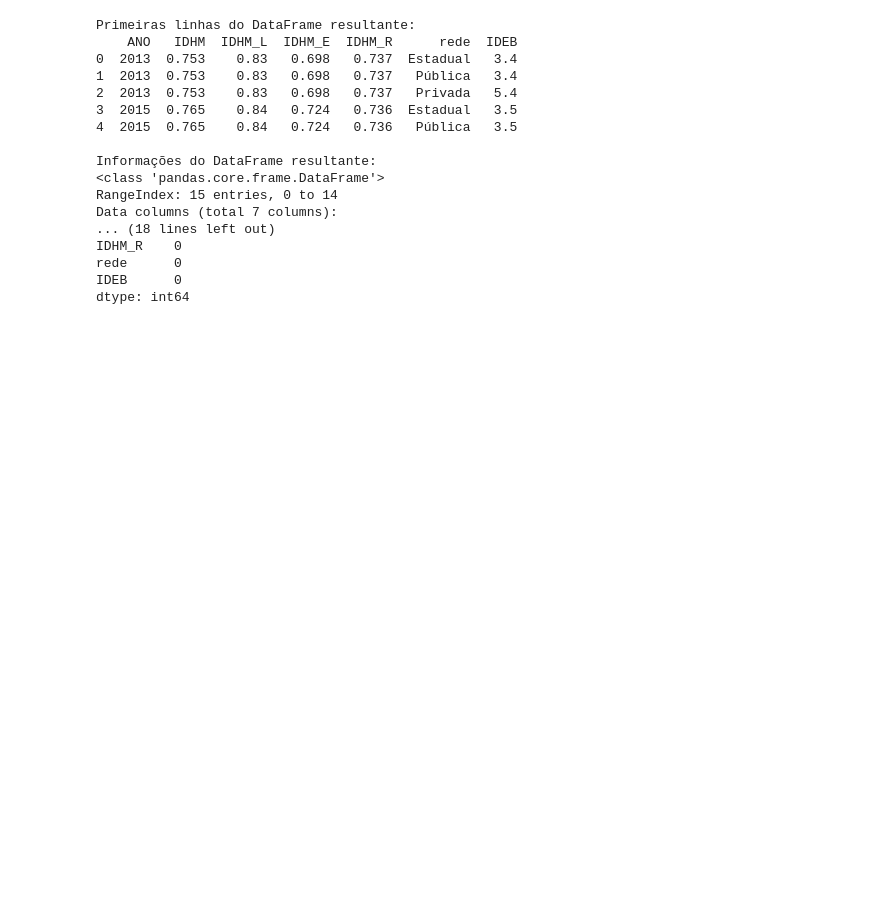
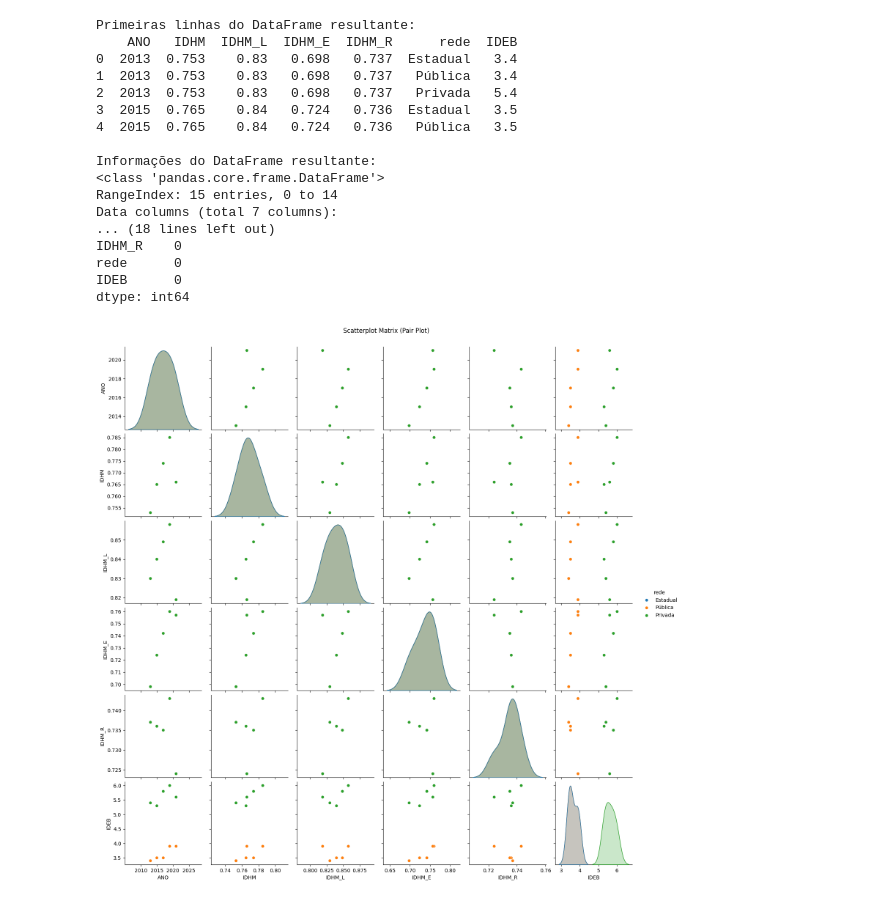
Before and after one commit to sebavassou/estatistica_descritiva, a Jupyter notebook: Trabalho_Final/Projeto_ED001.ipynb, the cells around one changed output. Cells and saved outputs as stored; diff of their text form; code cells hidden in the pictures; blank space fills up the shorter version.

```diff
--- a/Trabalho_Final/Projeto_ED001.ipynb
+++ b/Trabalho_Final/Projeto_ED001.ipynb
@@ -494,3 +500,10 @@ IDHM_R    0
 rede      0
 IDEB      0
 dtype: int64
+# %%
+# Gera o pair plot, colorindo pelas espécies
+sns.pairplot(merged_df, hue="rede")
+plt.suptitle("Scatterplot Matrix (Pair Plot)", y=1.02)
+plt.show()
+# %% [output]
+[figure, added]
```
Also changed, not shown: parts of 11 cells of this notebook.
